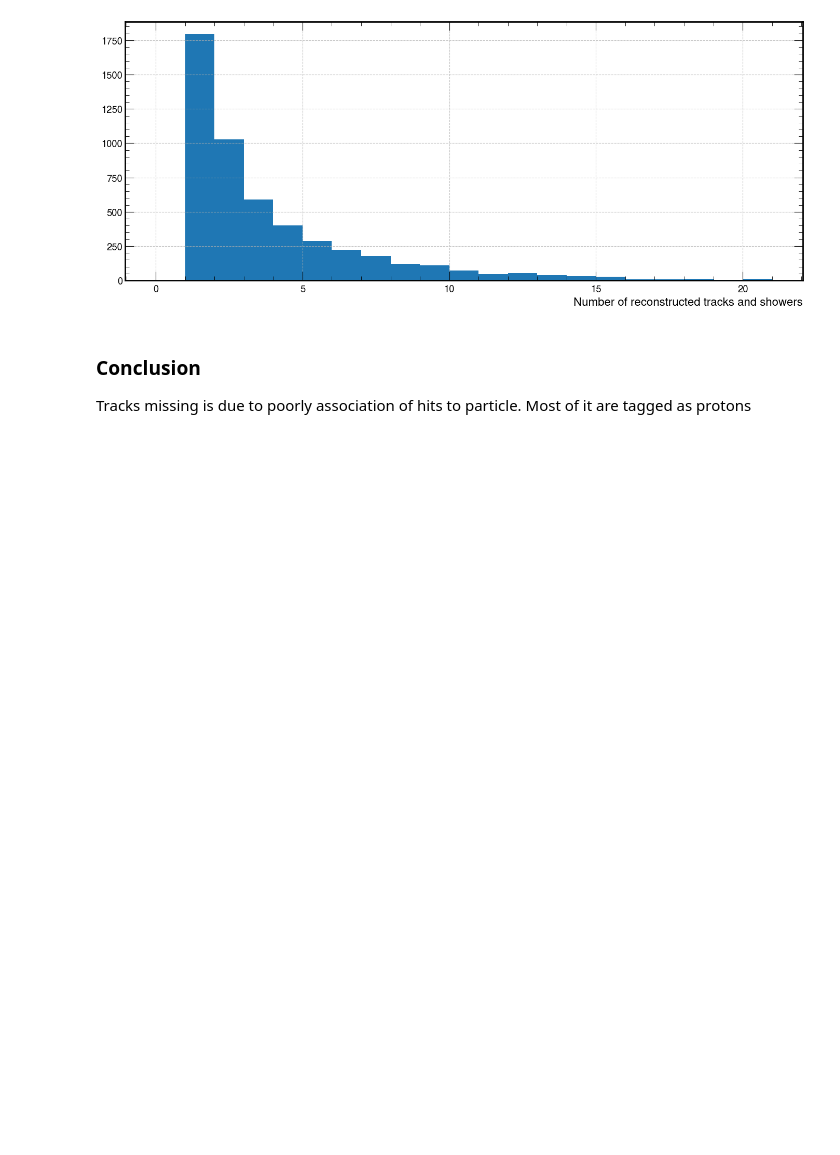
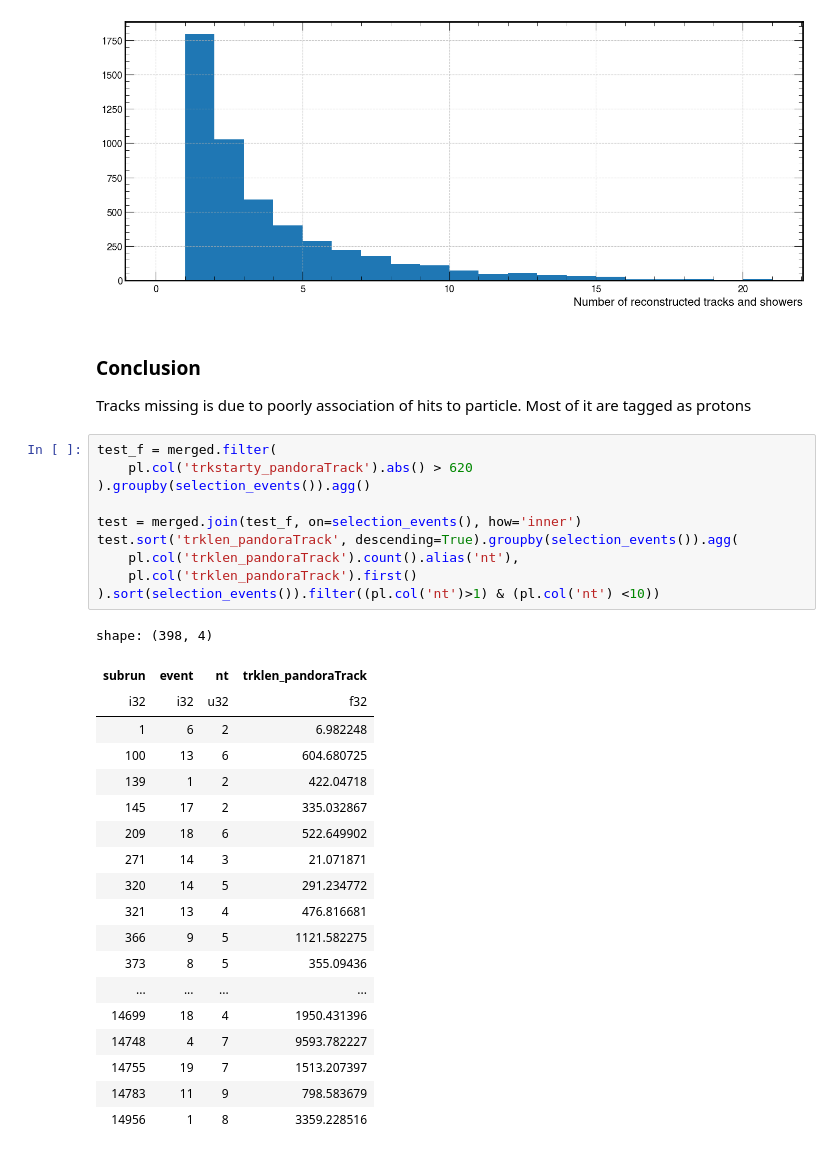
Before and after one commit to hvsouza/apc_atmo_repo, a Jupyter notebook: personal/Henrique/Analysis/atmo_50k_AV_2.5_random/Solved_issues/missing_muon_quest.ipynb, the cells around one changed output. Drawn from its saved outputs; the diff is of its cells as text; blank space fills up the shorter version.

```diff
--- a/personal/Henrique/Analysis/atmo_50k_AV_2.5_random/Solved_issues/missing_muon_quest.ipynb
+++ b/personal/Henrique/Analysis/atmo_50k_AV_2.5_random/Solved_issues/missing_muon_quest.ipynb
@@ -198,3 +217,33 @@ Text(1, 0, 'Number of reconstructed tracks and showers')
 # %% [markdown]
 ### Conclusion
 Tracks missing is due to poorly association of hits to particle. Most of it are tagged as protons
+# %%
+test_f = merged.filter(
+    pl.col('trkstarty_pandoraTrack').abs() > 620
+).groupby(selection_events()).agg()
+
+test = merged.join(test_f, on=selection_events(), how='inner')
+test.sort('trklen_pandoraTrack', descending=True).groupby(selection_events()).agg(
+    pl.col('trklen_pandoraTrack').count().alias('nt'),
+    pl.col('trklen_pandoraTrack').first()
+).sort(selection_events()).filter((pl.col('nt')>1) & (pl.col('nt') <10))
+# %% [output]
+shape: (398, 4)
+| subrun | event | nt | trklen_pandoraTrack |
+| i32 | i32 | u32 | f32 |
+| 1 | 6 | 2 | 6.982248 |
+| 100 | 13 | 6 | 604.680725 |
+| 139 | 1 | 2 | 422.04718 |
+| 145 | 17 | 2 | 335.032867 |
+| 209 | 18 | 6 | 522.649902 |
+| 271 | 14 | 3 | 21.071871 |
+| 320 | 14 | 5 | 291.234772 |
+| 321 | 13 | 4 | 476.816681 |
+| 366 | 9 | 5 | 1121.582275 |
+| 373 | 8 | 5 | 355.09436 |
+| ... | ... | ... | ... |
+| 14699 | 18 | 4 | 1950.431396 |
+| 14748 | 4 | 7 | 9593.782227 |
+| 14755 | 19 | 7 | 1513.207397 |
+| 14783 | 11 | 9 | 798.583679 |
+| 14956 | 1 | 8 | 3359.228516 |
```
Also changed, not shown: parts of 1 cell of this notebook, 2 other files.
